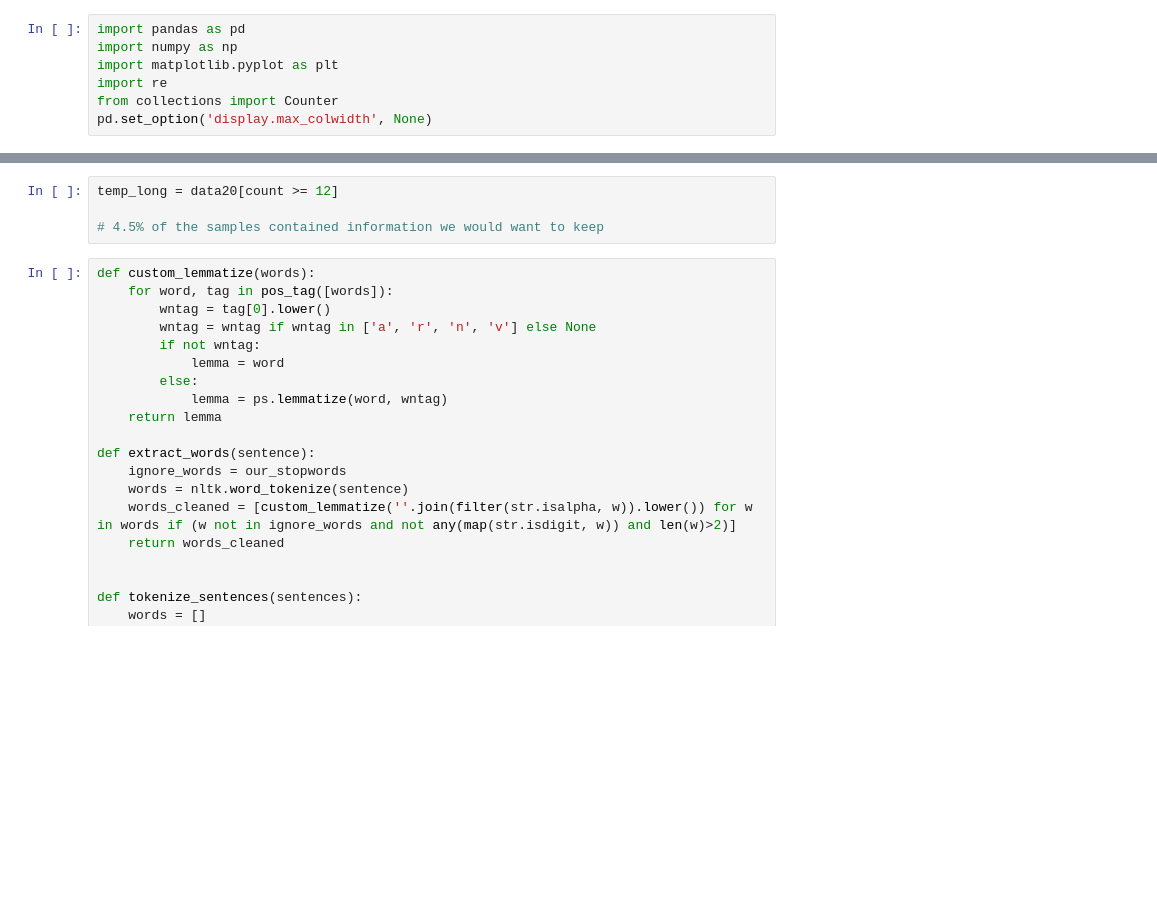
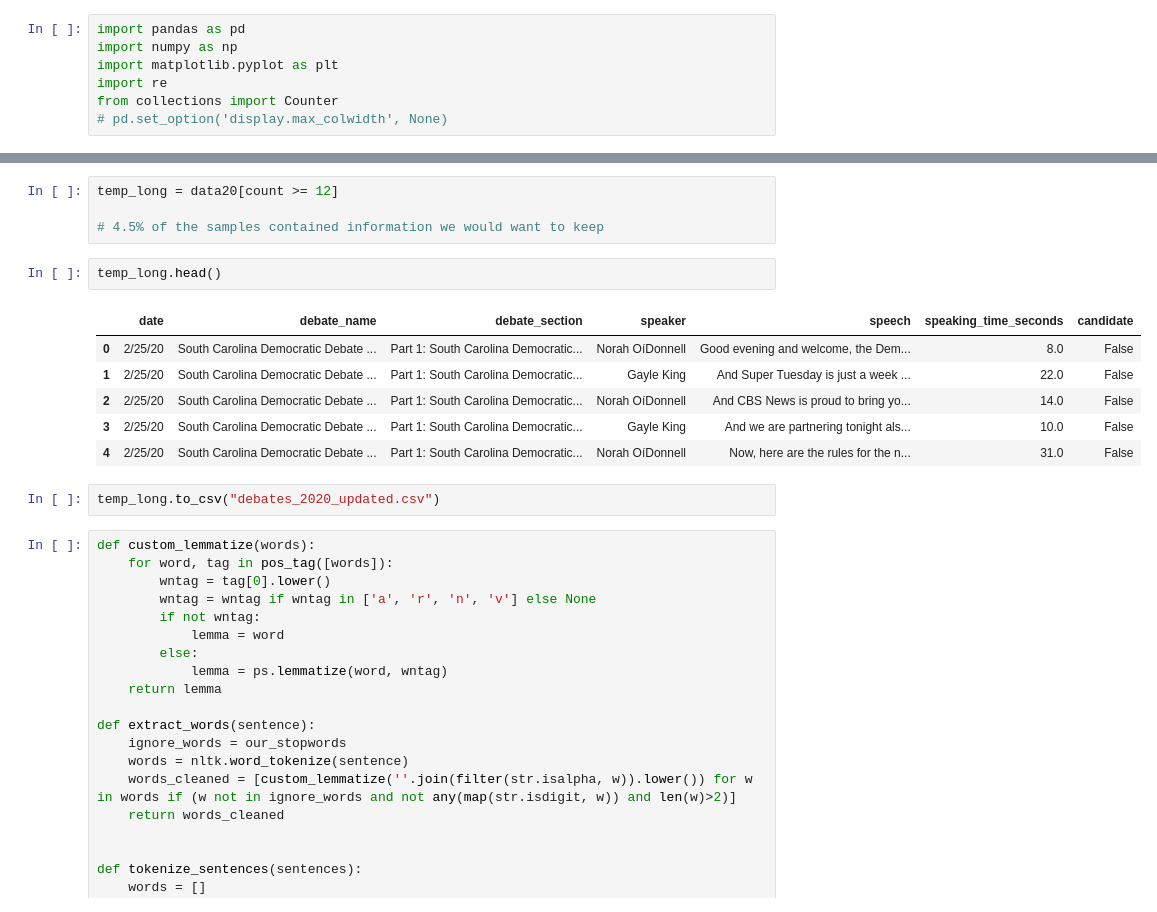
Before and after one commit to huntergregory/democratic-debates-topic-modeling, a Jupyter notebook: initial_preprocessing.ipynb, the cells around one changed output, grey strips where cells are left out. Cells and saved outputs as stored; diff of their text form; blank space fills up the shorter version.

```diff
--- a/initial_preprocessing.ipynb
+++ b/initial_preprocessing.ipynb
@@ -4,7 +4,7 @@ import numpy as np
 import matplotlib.pyplot as plt
 import re
 from collections import Counter
-pd.set_option('display.max_colwidth', None)
+# pd.set_option('display.max_colwidth', None)
 # %%
 import nltk
 from nltk.corpus import stopwords
@@ -318,6 +303,17 @@ temp_short = data20[count < 12]
 temp_long = data20[count >= 12]
 
 # 4.5% of the samples contained information we would want to keep
+# %%
+temp_long.head()
+# %% [output]
+|  | date | debate_name | debate_section | speaker | speech | speaking_time_seconds | candidate |
+| 0 | 2/25/20 | South Carolina Democratic Debate ... | Part 1: South Carolina Democratic... | Norah OíDonnell | Good evening and welcome, the Dem... | 8.0 | False |
+| 1 | 2/25/20 | South Carolina Democratic Debate ... | Part 1: South Carolina Democratic... | Gayle King | And Super Tuesday is just a week ... | 22.0 | False |
+| 2 | 2/25/20 | South Carolina Democratic Debate ... | Part 1: South Carolina Democratic... | Norah OíDonnell | And CBS News is proud to bring yo... | 14.0 | False |
+| 3 | 2/25/20 | South Carolina Democratic Debate ... | Part 1: South Carolina Democratic... | Gayle King | And we are partnering tonight als... | 10.0 | False |
+| 4 | 2/25/20 | South Carolina Democratic Debate ... | Part 1: South Carolina Democratic... | Norah OíDonnell | Now, here are the rules for the n... | 31.0 | False |
+# %%
+temp_long.to_csv("debates_2020_updated.csv")
 # %%
 def custom_lemmatize(words):
     for word, tag in pos_tag([words]):
```
Also changed, not shown: parts of 16 cells of this notebook.
